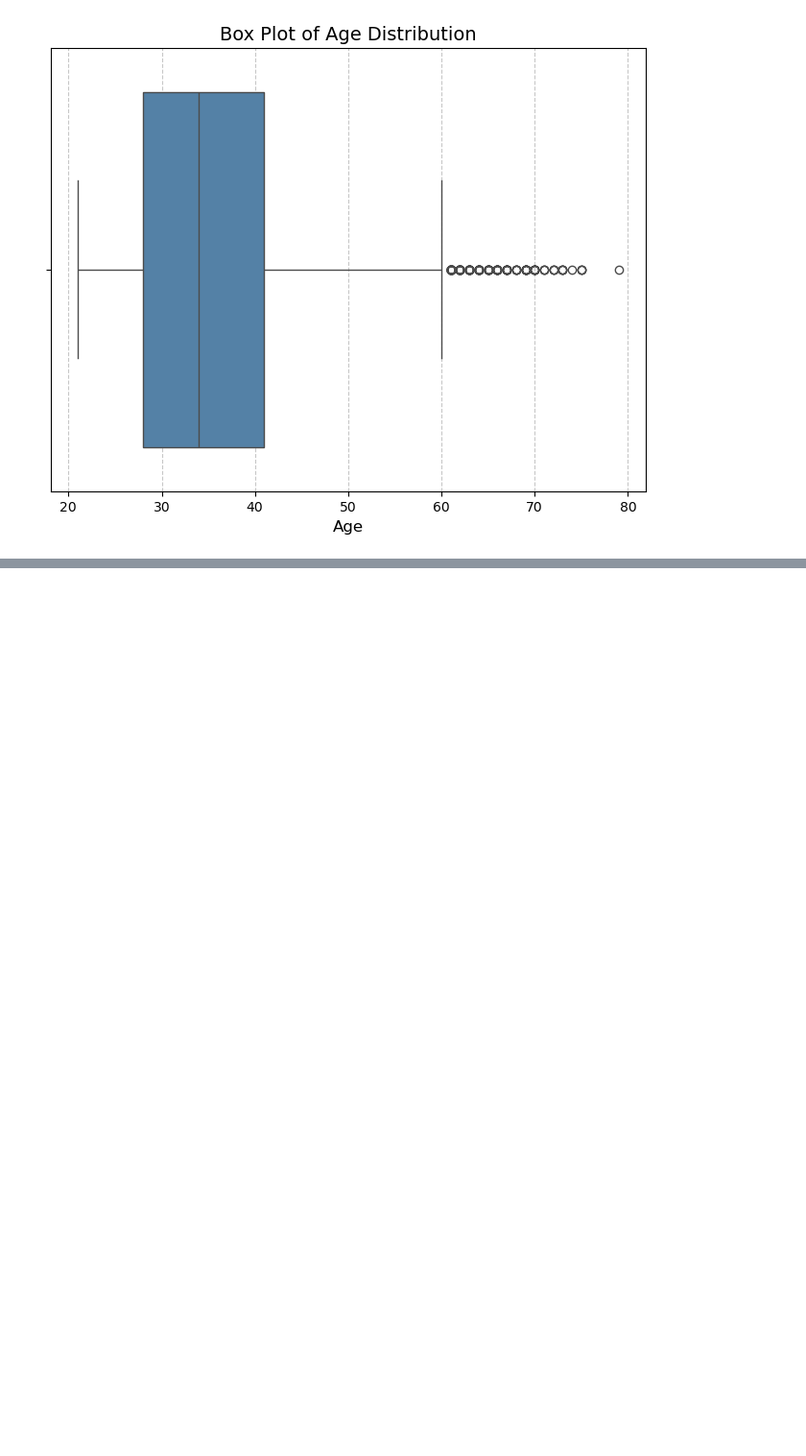
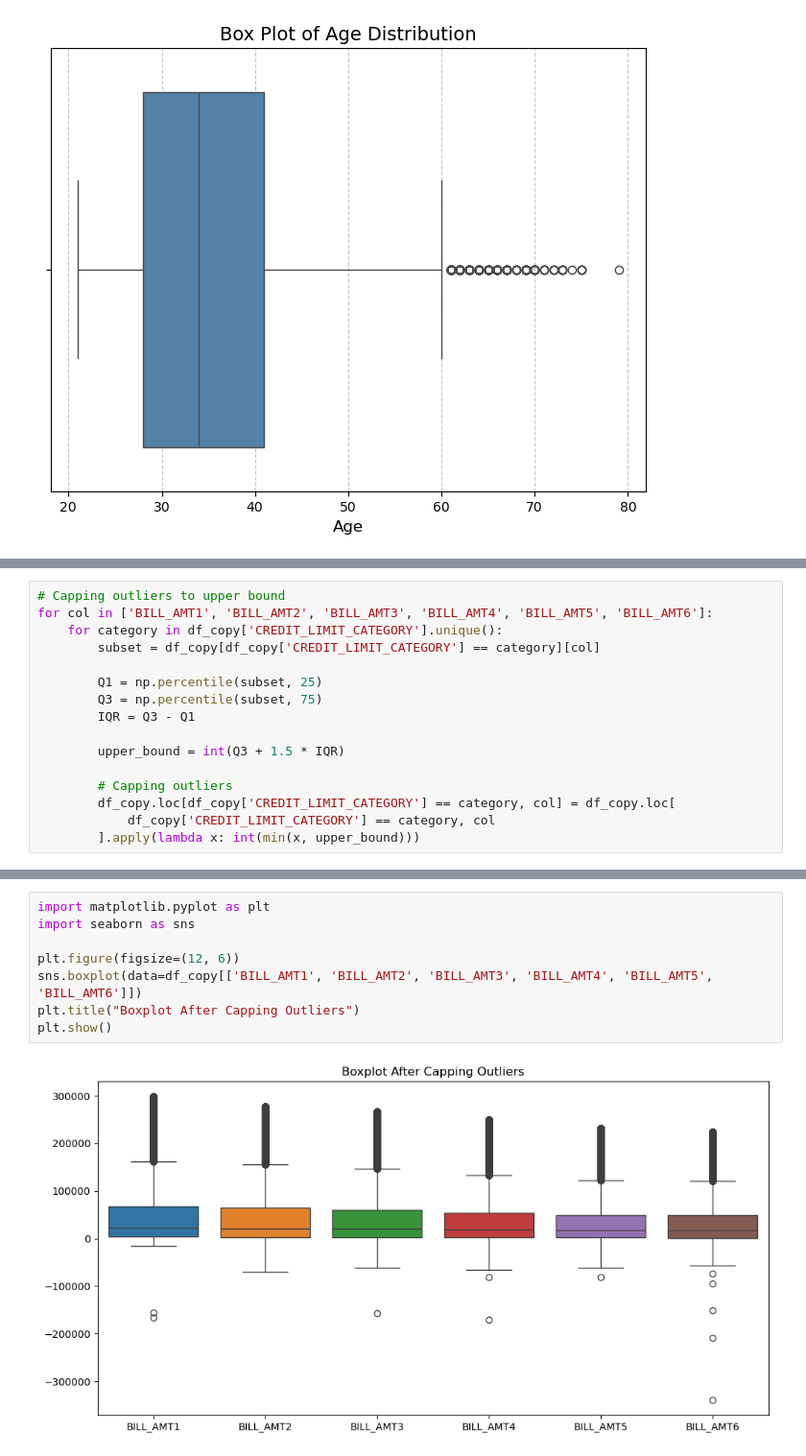
Before and after one commit to Chitrashree0910/AI-Driven_Credit_Risk_-_Fraud_Analytics, a Jupyter notebook: notebooks/01_data_cleaning.ipynb, the cells around one changed output, grey strips where cells are left out. Shown: that part at 96% size. Saved outputs shown, nothing was run; the diff lists cells and outputs as text; blank space fills up the shorter version.

```diff
--- a/notebooks/01_data_cleaning.ipynb
+++ b/notebooks/01_data_cleaning.ipynb
@@ -178,0 +504,16 @@ Observations:
+# %%
+# Capping outliers to upper bound
+for col in ['BILL_AMT1', 'BILL_AMT2', 'BILL_AMT3', 'BILL_AMT4', 'BILL_AMT5', 'BILL_AMT6']:
+    for category in df_copy['CREDIT_LIMIT_CATEGORY'].unique():
+        subset = df_copy[df_copy['CREDIT_LIMIT_CATEGORY'] == category][col]
+
+        Q1 = np.percentile(subset, 25)
+        Q3 = np.percentile(subset, 75)
+        IQR = Q3 - Q1
+
+        upper_bound = int(Q3 + 1.5 * IQR)
+
+        # Capping outliers
+        df_copy.loc[df_copy['CREDIT_LIMIT_CATEGORY'] == category, col] = df_copy.loc[
+            df_copy['CREDIT_LIMIT_CATEGORY'] == category, col
+        ].apply(lambda x: int(min(x, upper_bound)))
@@ -178,0 +539,10 @@ Observations:
+# %%
+import matplotlib.pyplot as plt
+import seaborn as sns
+
+plt.figure(figsize=(12, 6))
+sns.boxplot(data=df_copy[['BILL_AMT1', 'BILL_AMT2', 'BILL_AMT3', 'BILL_AMT4', 'BILL_AMT5', 'BILL_AMT6']])
+plt.title("Boxplot After Capping Outliers")
+plt.show()
+# %% [output]
+[figure, added]
```
Also changed, not shown: parts of 42 cells of this notebook, 9 other files.
